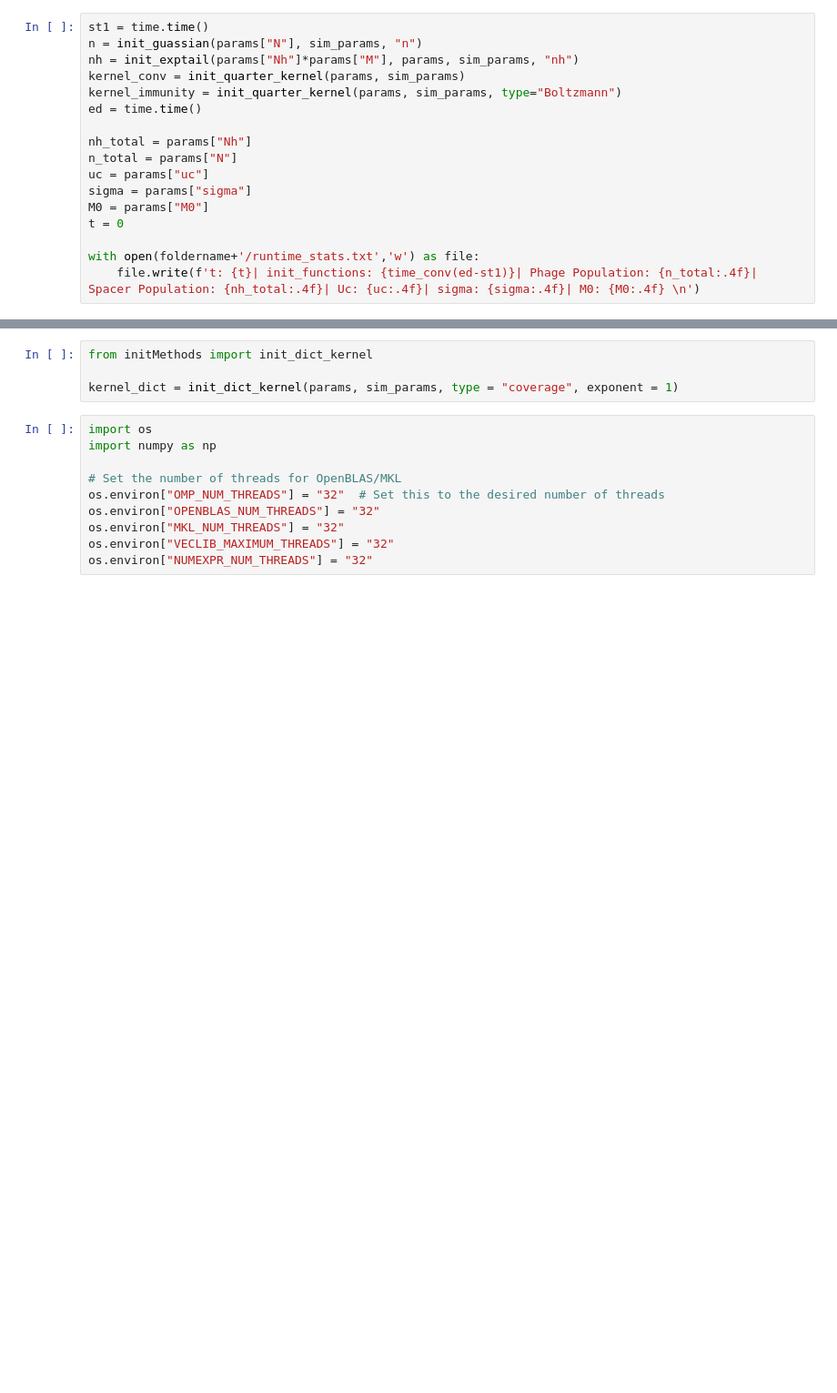
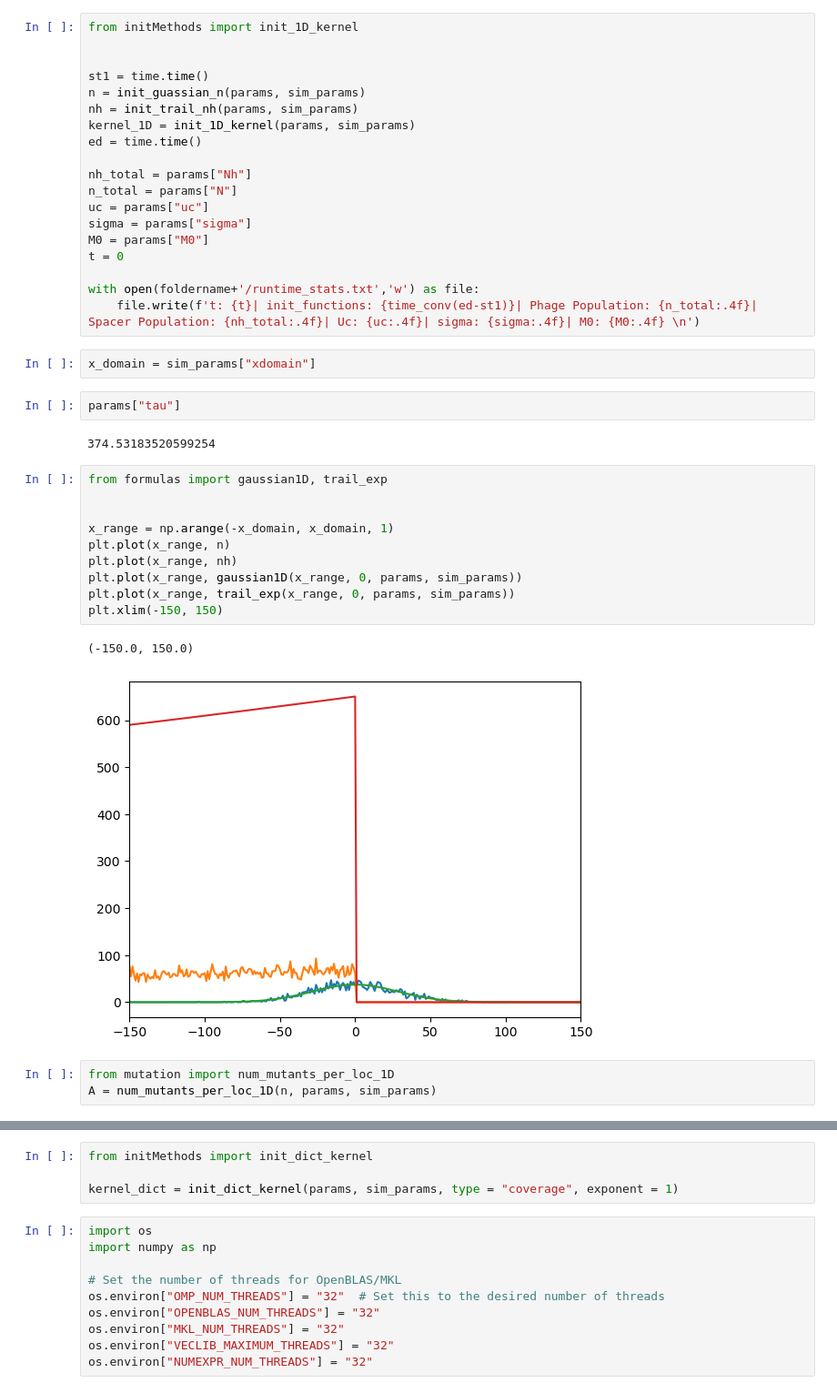
Before and after one commit to zhizhang1445/CRISPR_Sim, a Jupyter notebook: Long_Simulation/main1D.ipynb, the cells around one changed output, grey strips where cells are left out. Shown at 91% size. Saved outputs shown, nothing was run; the diff lists cells and outputs as text; blank space fills up the shorter version.

```diff
--- a/Long_Simulation/main1D.ipynb
+++ b/Long_Simulation/main1D.ipynb
@@ -68,9 +103,11 @@ except FileNotFoundError:
 # %%
+from initMethods import init_1D_kernel
+
+
 st1 = time.time()
-n = init_guassian(params["N"], sim_params, "n")
-nh = init_exptail(params["Nh"]*params["M"], params, sim_params, "nh")
-kernel_conv = init_quarter_kernel(params, sim_params)
-kernel_immunity = init_quarter_kernel(params, sim_params, type="Boltzmann")
+n = init_guassian_n(params, sim_params)
+nh = init_trail_nh(params, sim_params)
+kernel_1D = init_1D_kernel(params, sim_params)
 ed = time.time()
 
 nh_total = params["Nh"]
@@ -82,3 +119,25 @@ t = 0
 
 with open(foldername+'/runtime_stats.txt','w') as file:
     file.write(f't: {t}| init_functions: {time_conv(ed-st1)}| Phage Population: {n_total:.4f}| Spacer Population: {nh_total:.4f}| Uc: {uc:.4f}| sigma: {sigma:.4f}| M0: {M0:.4f} \n')
+# %%
+x_domain = sim_params["xdomain"]
+# %%
+params["tau"]
+# %% [output]
+374.53183520599254
+# %%
+from formulas import gaussian1D, trail_exp
+
+
+x_range = np.arange(-x_domain, x_domain, 1)
+plt.plot(x_range, n)
+plt.plot(x_range, nh)
+plt.plot(x_range, gaussian1D(x_range, 0, params, sim_params))
+plt.plot(x_range, trail_exp(x_range, 0, params, sim_params))
+plt.xlim(-150, 150)
+# %% [output]
+(-150.0, 150.0)
+[figure, added]
+# %%
+from mutation import num_mutants_per_loc_1D
+A = num_mutants_per_loc_1D(n, params, sim_params)
```
Also changed, not shown: parts of 8 cells of this notebook, 11 other files.
